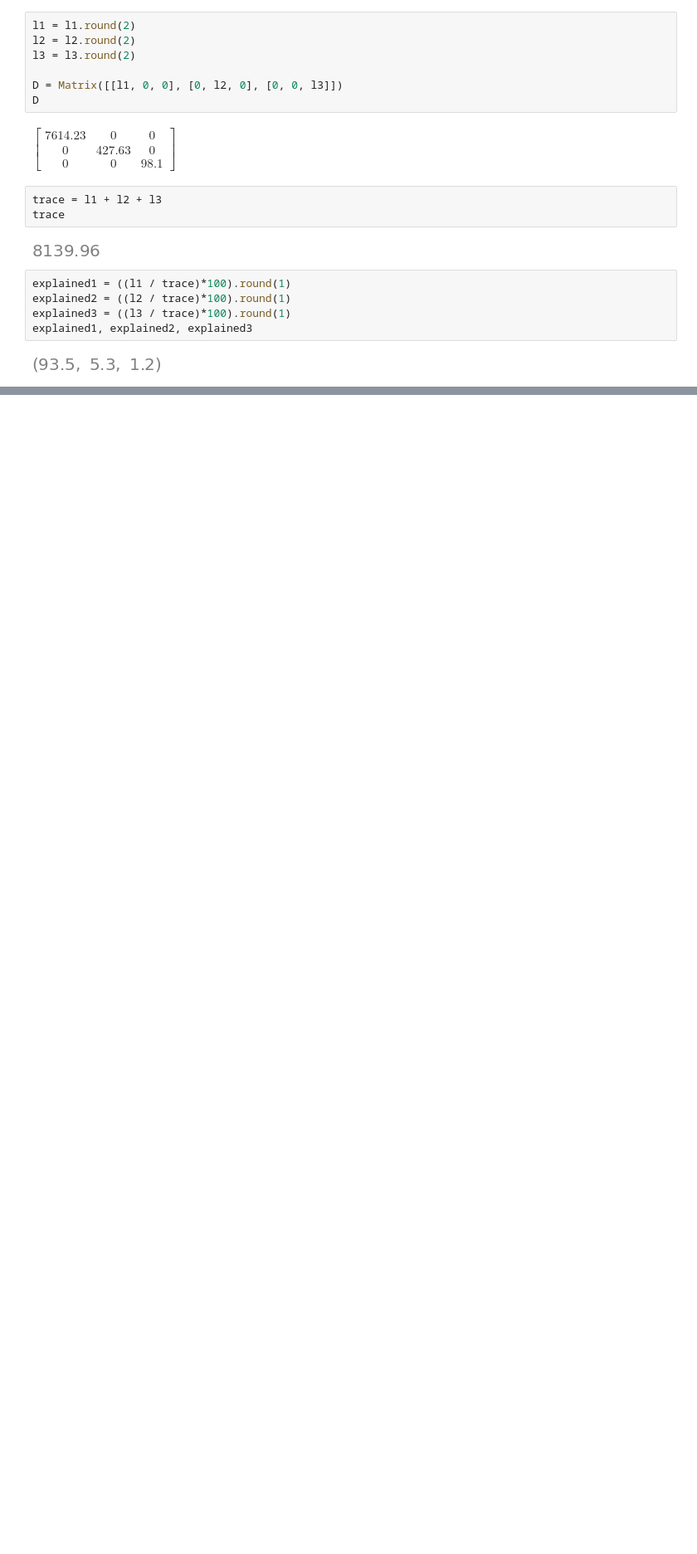
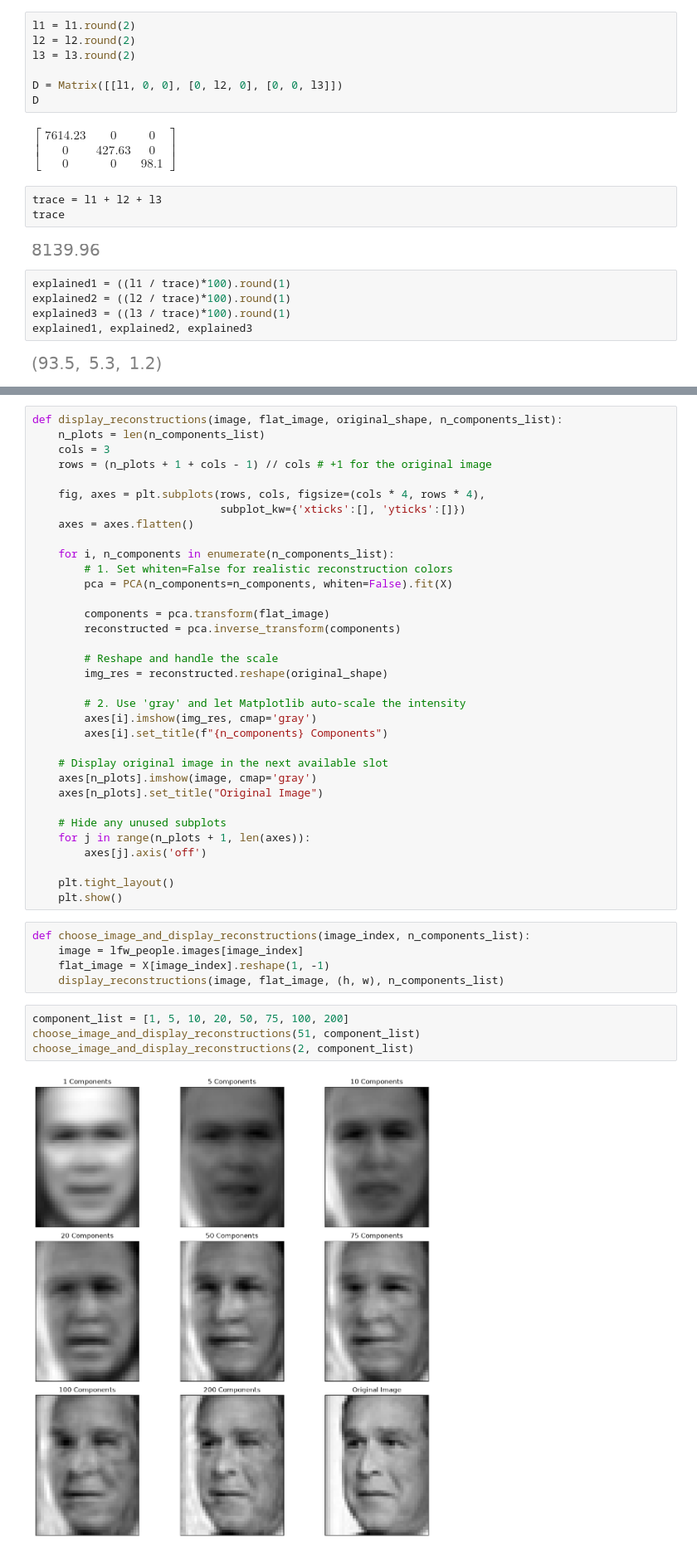
Before and after one commit to 304125/ALA1_26, a Jupyter notebook: Lessons code/11_PCA.ipynb, the cells around one changed output, grey strips where cells are left out. Shown at 83% size. Saved outputs shown, nothing was run; the diff lists cells and outputs as text; blank space fills up the shorter version.

```diff
--- a/Lessons code/11_PCA.ipynb
+++ b/Lessons code/11_PCA.ipynb
@@ -112,0 +147,45 @@ explained1, explained2, explained3
+# %%
+def display_reconstructions(image, flat_image, original_shape, n_components_list):
+    n_plots = len(n_components_list)
+    cols = 3
+    rows = (n_plots + 1 + cols - 1) // cols # +1 for the original image
+
+    fig, axes = plt.subplots(rows, cols, figsize=(cols * 4, rows * 4),
+                             subplot_kw={'xticks':[], 'yticks':[]})
+    axes = axes.flatten()
+
+    for i, n_components in enumerate(n_components_list):
+        # 1. Set whiten=False for realistic reconstruction colors
+        pca = PCA(n_components=n_components, whiten=False).fit(X)
+
+        components = pca.transform(flat_image)
+        reconstructed = pca.inverse_transform(components)
+
+        # Reshape and handle the scale
+        img_res = reconstructed.reshape(original_shape)
+
+        # 2. Use 'gray' and let Matplotlib auto-scale the intensity
+        axes[i].imshow(img_res, cmap='gray')
+        axes[i].set_title(f"{n_components} Components")
+
+    # Display original image in the next available slot
+    axes[n_plots].imshow(image, cmap='gray')
+    axes[n_plots].set_title("Original Image")
+
+    # Hide any unused subplots
+    for j in range(n_plots + 1, len(axes)):
+        axes[j].axis('off')
+
+    plt.tight_layout()
+    plt.show()
+# %%
+def choose_image_and_display_reconstructions(image_index, n_components_list):
+    image = lfw_people.images[image_index]
+    flat_image = X[image_index].reshape(1, -1)
+    display_reconstructions(image, flat_image, (h, w), n_components_list)
+# %%
+component_list = [1, 5, 10, 20, 50, 75, 100, 200]
+choose_image_and_display_reconstructions(51, component_list)
+choose_image_and_display_reconstructions(2, component_list)
+# %% [output]
+[figure, added]
```
Also changed, not shown: parts of 11 cells of this notebook, 1 other file.
